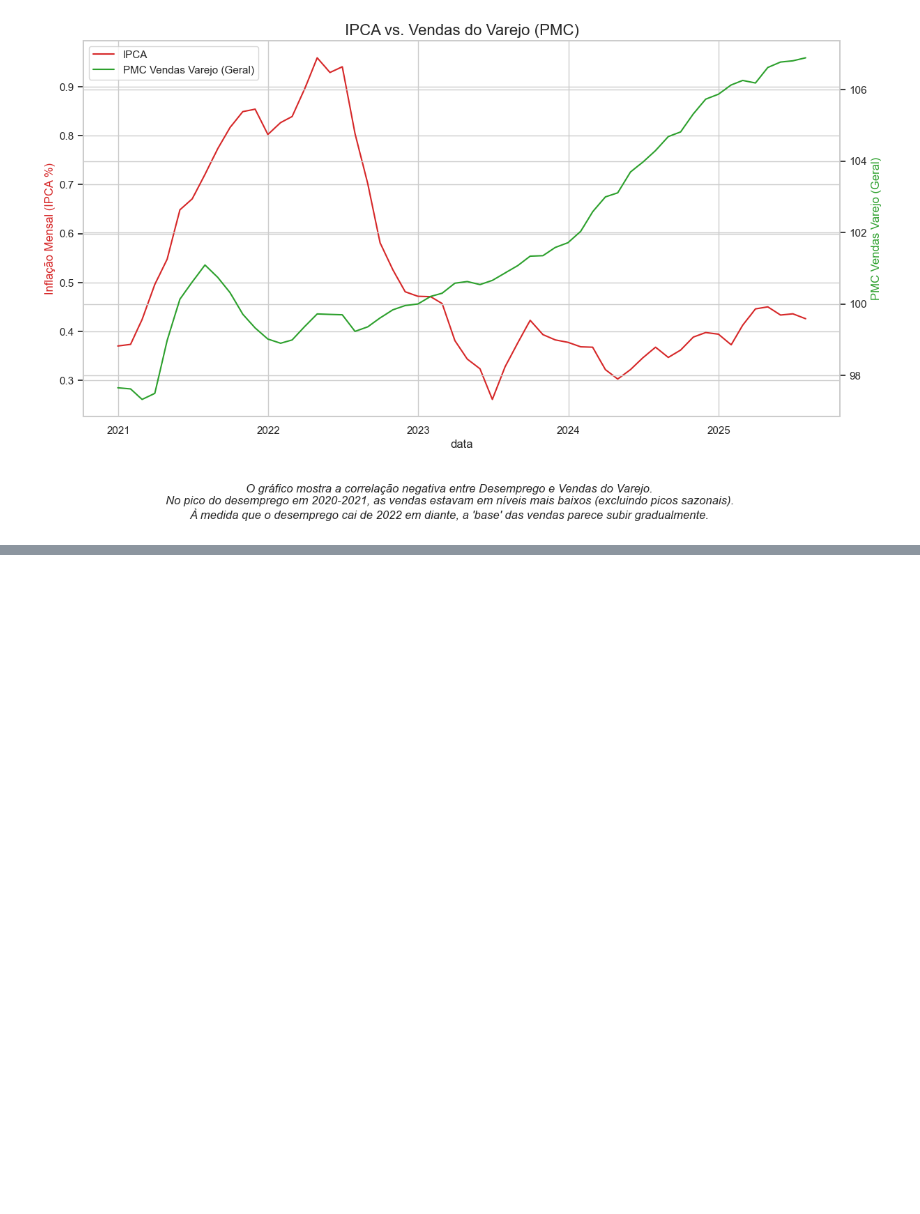
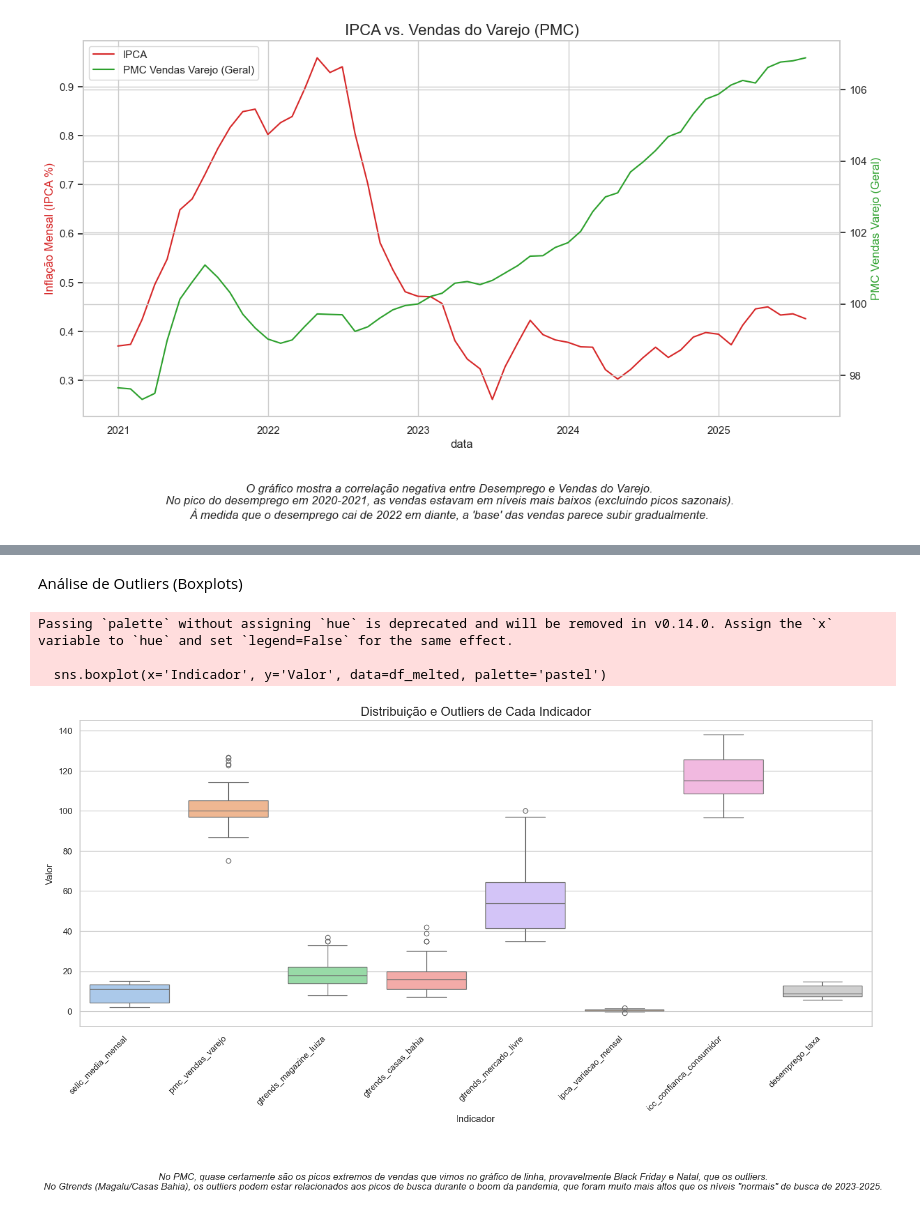
Before and after one commit to ThiagoPBorges/E-commerce-Macroeconomia-BR, a Jupyter notebook: notebooks_/03_exploratory_data_analysis.ipynb, the cells around one changed output, grey strips where cells are left out. Cells and saved outputs as stored; diff of their text form; code cells hidden in the pictures; blank space fills up the shorter version.

```diff
--- a/notebooks_/03_exploratory_data_analysis.ipynb
+++ b/notebooks_/03_exploratory_data_analysis.ipynb
@@ -435,0 +460,32 @@ Text(0.5, -0.1, "O gráfico mostra a correlação negativa entre Desemprego e Ve
+# %% [markdown]
+Análise de Outliers (Boxplots)
+# %%
+# O 'melt' coloca o DataFrame para o formato longo,
+df_melted = df.melt(var_name='Indicador', value_name='Valor')
+
+plt.figure(figsize=(18, 7))
+sns.boxplot(x='Indicador', y='Valor', data=df_melted, palette='pastel')
+plt.xticks(rotation=45, ha='right')
+plt.title('Distribuição e Outliers de Cada Indicador', fontsize=16)
+
+fig = plt.gcf()
+
+conclusão_boxplot = (
+    'No PMC, quase certamente são os picos extremos de vendas que vimos no gráfico de linha, provavelmente Black Friday e Natal, que os outliers.\n'
+    'No Gtrends (Magalu/Casas Bahia), os outliers podem estar relacionados aos picos de busca durante o boom da pandemia, que foram muito mais altos que os níveis "normais" de busca de 2023-2025.'
+)
+
+fig.text(
+        0.5,
+        -0.3,
+        conclusão_boxplot,
+        ha='center',
+        style='italic'
+)
+
+plt.show()
+# %% [output]
+Passing `palette` without assigning `hue` is deprecated and will be removed in v0.14.0. Assign the `x` variable to `hue` and set `legend=False` for the same effect.
+
+  sns.boxplot(x='Indicador', y='Valor', data=df_melted, palette='pastel')
+[figure, added]
```
Also changed, not shown: parts of 8 cells of this notebook, 2 other files.
